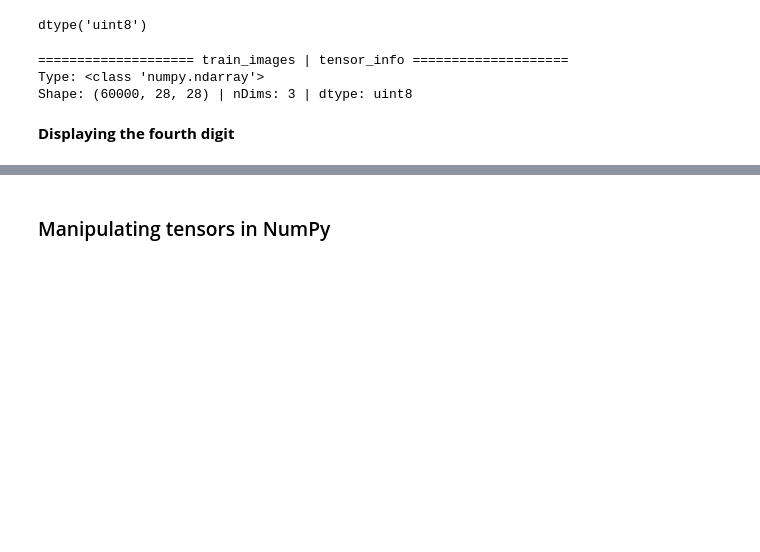
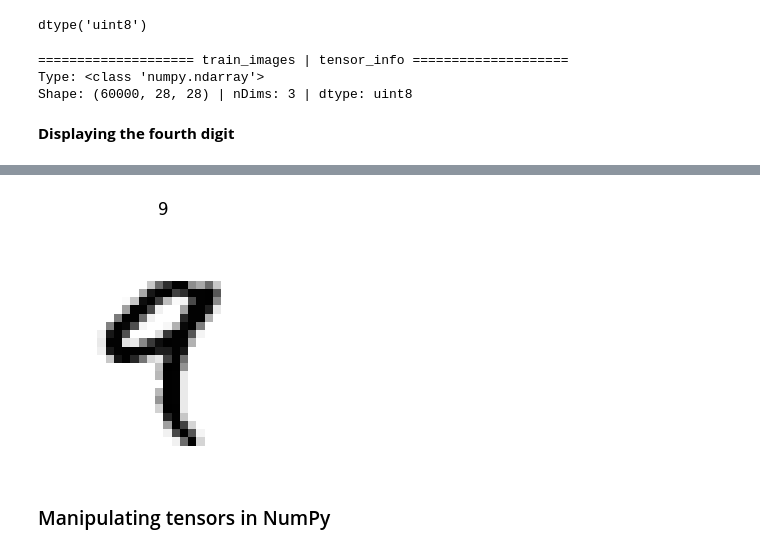
Before and after one commit to alemalvarez/dl-with-python-pytorch, a Jupyter notebook: chapter02_mathematical-building-blocks.ipynb, the cells around one changed output, grey strips where cells are left out. Cells and saved outputs as stored; diff of their text form; code cells hidden in the pictures; blank space fills up the shorter version.

Commit message:
Image drawers and function race

```diff
--- a/chapter02_mathematical-building-blocks.ipynb
+++ b/chapter02_mathematical-building-blocks.ipynb
@@ -471,2 +492,6 @@ train_labels[4]
+# %%
+utils.draw_image(train_images[4], train_labels[4], size=3)
+# %% [output]
+[figure, added]
 # %% [markdown]
 ### Manipulating tensors in NumPy
```
Also changed, not shown: parts of 38 cells of this notebook, 1 other file.
